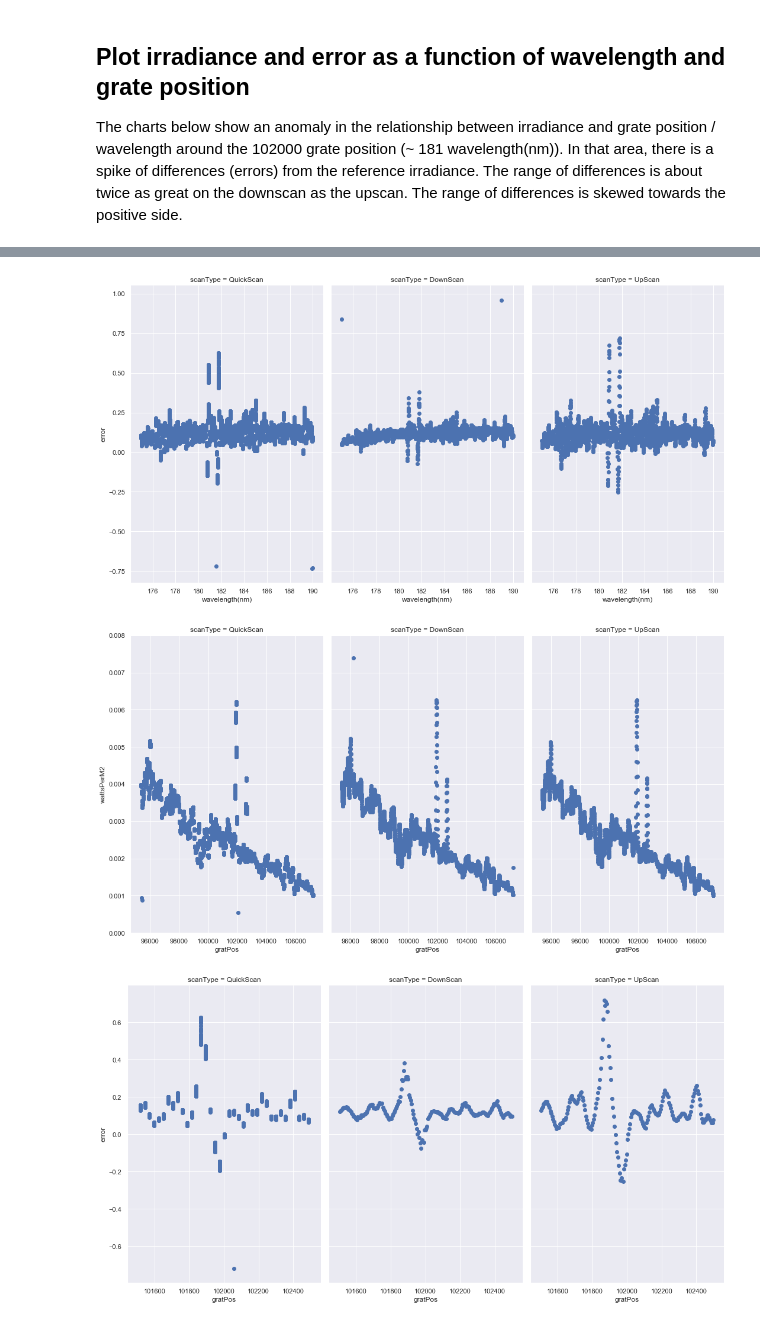
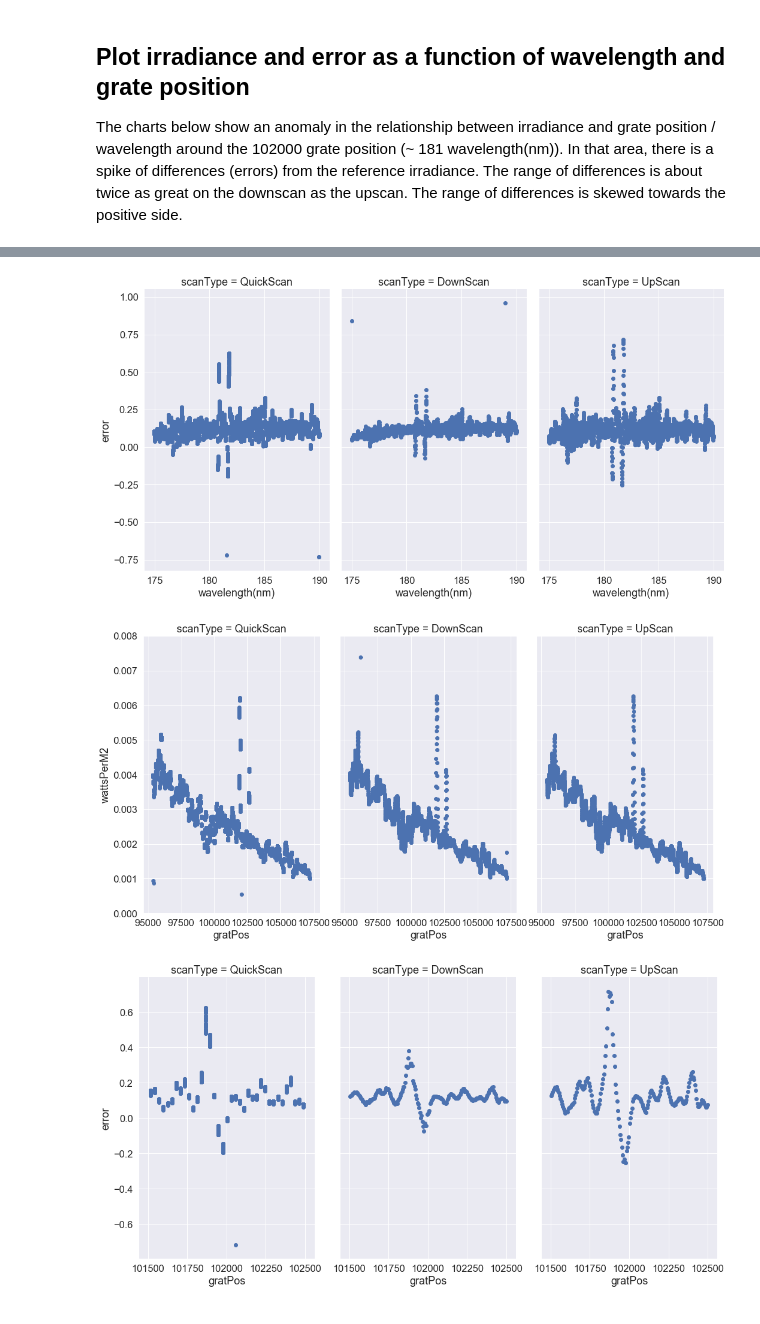
Before and after one commit to kjblakemore/Coding-Tests, a Jupyter notebook: sorce-solstice/Sorce Solstice Analysis.ipynb, the cells around one changed output, grey strips where cells are left out. Cells and saved outputs as stored; diff of their text form; code cells hidden in the pictures.

```diff
--- a/sorce-solstice/Sorce Solstice Analysis.ipynb
+++ b/sorce-solstice/Sorce Solstice Analysis.ipynb
@@ -221,7 +221,7 @@ g = g.map(plt.scatter, 'microsecondsSinceGpsEpoch', 'gratPos')
 ## Plot irradiance and error as a function of wavelength and grate position
 The charts below show an anomaly in the relationship between irradiance and grate position / wavelength around the 102000 grate position (~ 181 wavelength(nm)).  In that area, there is a spike of differences (errors) from the reference irradiance.  The range of differences is about twice as great on the downscan as the upscan. The range of differences is skewed towards the positive side.
 # %%
-sns.set(font_scale=1)
+sns.set(font_scale=1.5)
 g = sns.FacetGrid(AllScans_pdf, col='scanType', height=8, aspect=5/8)
 plt.ylim(0, .008)
 g = g.map(plt.scatter, 'wavelength(nm)', 'wattsPerM2')
@@ -243,3 +243,3 @@ g = g.map(plt.scatter, 'gratPos', 'error')
-[figure, old version]
+[figure, new version]
-[figure, old version]
+[figure, new version]
-[figure, old version]
+[figure, new version]
```
Also changed, not shown: parts of 3 cells of this notebook.
